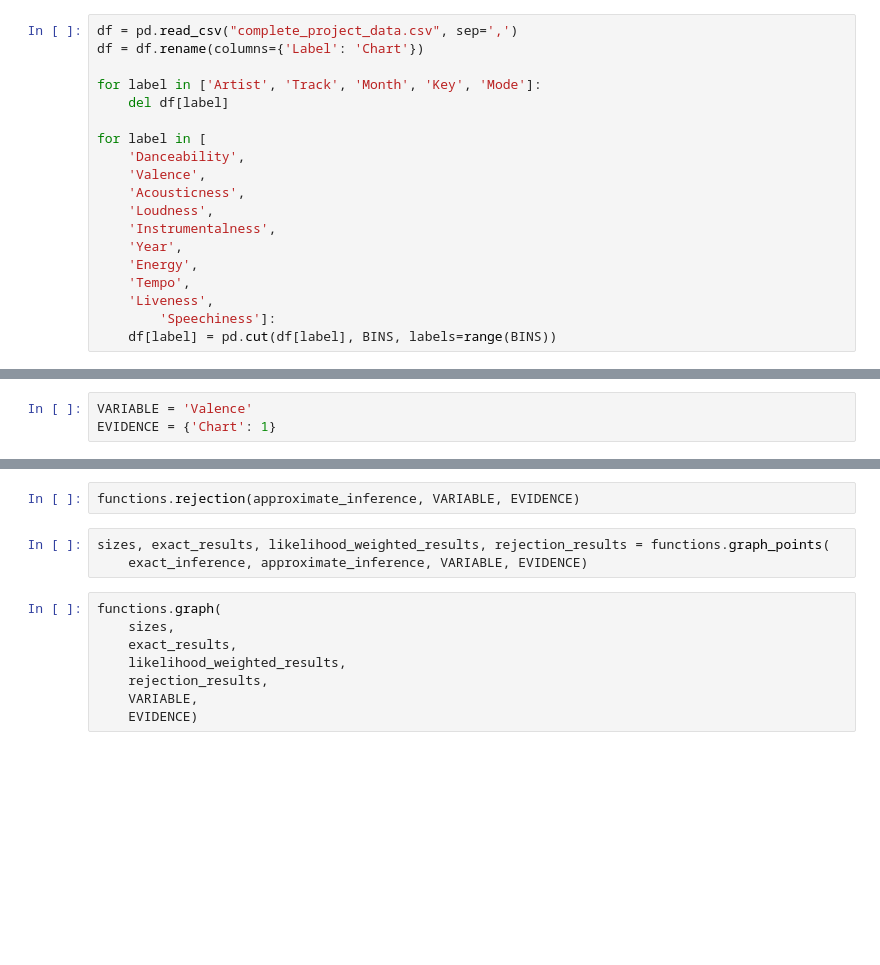
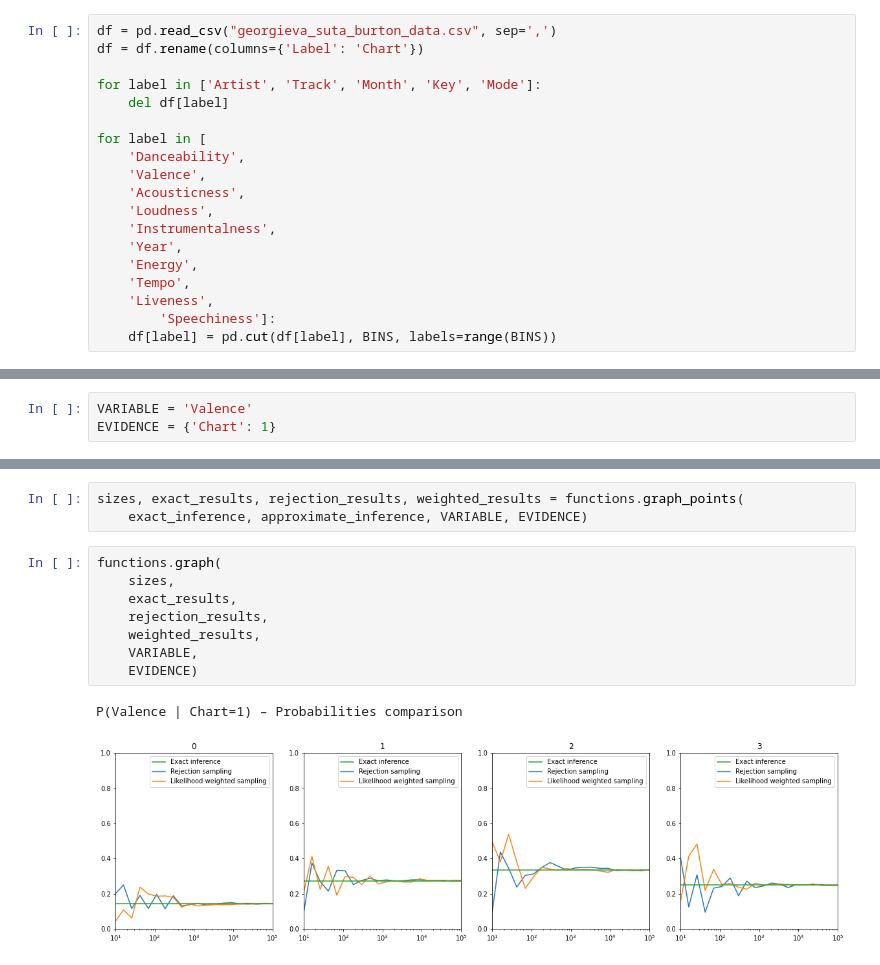
Before and after one commit to ilSommo/spotify-audio-features, a Jupyter notebook: spotify-audio-features.ipynb, the cells around one changed output, grey strips where cells are left out. Drawn from its saved outputs; the diff is of its cells as text; blank space fills up the shorter version.

```diff
--- a/spotify-audio-features.ipynb
+++ b/spotify-audio-features.ipynb
@@ -11,7 +11,7 @@ import functions
 # %%
 BINS = 4
 # %%
-df = pd.read_csv("complete_project_data.csv", sep=',')
+df = pd.read_csv("georgieva_suta_burton_data.csv", sep=',')
 df = df.rename(columns={'Label': 'Chart'})
 
 for label in ['Artist', 'Track', 'Month', 'Key', 'Mode']:
@@ -63,16 +115,17 @@ functions.likelihood_weighted(approximate_inference, VARIABLE, EVIDENCE)
-# %%
-functions.rejection(approximate_inference, VARIABLE, EVIDENCE)
 # %%
-sizes, exact_results, likelihood_weighted_results, rejection_results = functions.graph_points(
+sizes, exact_results, rejection_results, weighted_results = functions.graph_points(
     exact_inference, approximate_inference, VARIABLE, EVIDENCE)
 # %%
 functions.graph(
     sizes,
     exact_results,
-    likelihood_weighted_results,
     rejection_results,
+    weighted_results,
     VARIABLE,
     EVIDENCE)
+# %% [output]
+P(Valence | Chart=1) – Probabilities comparison
+[figure, added]
 # %%
 functions.diff_graph(
     sizes,
```
Also changed, not shown: parts of 7 cells of this notebook, 7 other files.
